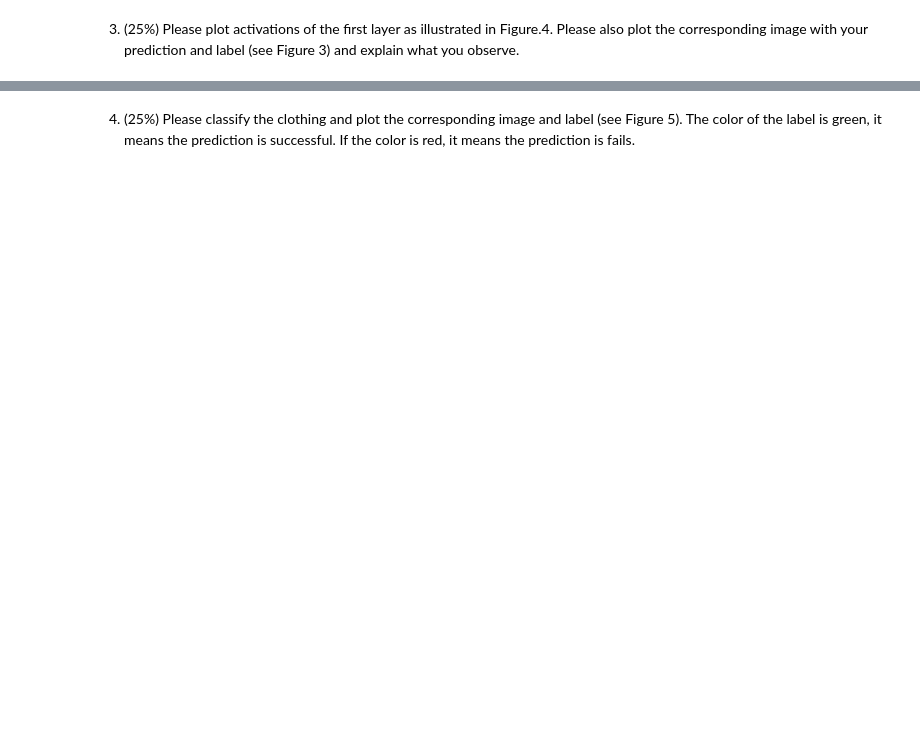
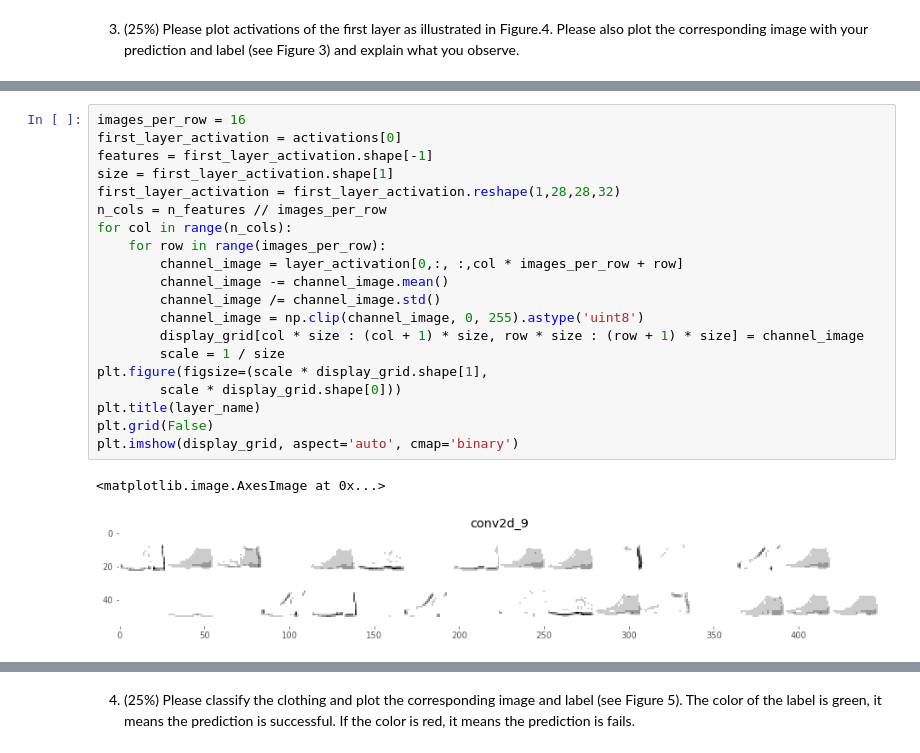
Before and after one commit to jessicachen49/FashionMNIST, a Jupyter notebook: hw3_r08725043.ipynb, the cells around one changed output, grey strips where cells are left out. Saved outputs shown, nothing was run; the diff lists cells and outputs as text; blank space fills up the shorter version.

```diff
--- a/hw3_r08725043.ipynb
+++ b/hw3_r08725043.ipynb
@@ -156,0 +228,23 @@ corresponding image with your prediction and label (see Figure 3) and explain wh
+# %%
+images_per_row = 16
+first_layer_activation = activations[0]
+features = first_layer_activation.shape[-1]
+size = first_layer_activation.shape[1]
+first_layer_activation = first_layer_activation.reshape(1,28,28,32)
+n_cols = n_features // images_per_row
+for col in range(n_cols):
+    for row in range(images_per_row):
+        channel_image = layer_activation[0,:, :,col * images_per_row + row]
+        channel_image -= channel_image.mean()
+        channel_image /= channel_image.std()
+        channel_image = np.clip(channel_image, 0, 255).astype('uint8')
+        display_grid[col * size : (col + 1) * size, row * size : (row + 1) * size] = channel_image
+        scale = 1 / size
+plt.figure(figsize=(scale * display_grid.shape[1],
+        scale * display_grid.shape[0]))
+plt.title(layer_name)
+plt.grid(False)
+plt.imshow(display_grid, aspect='auto', cmap='binary')
+# %% [output]
+<matplotlib.image.AxesImage at 0x...>
+[figure, added]
```
Also changed, not shown: parts of 13 cells of this notebook.
